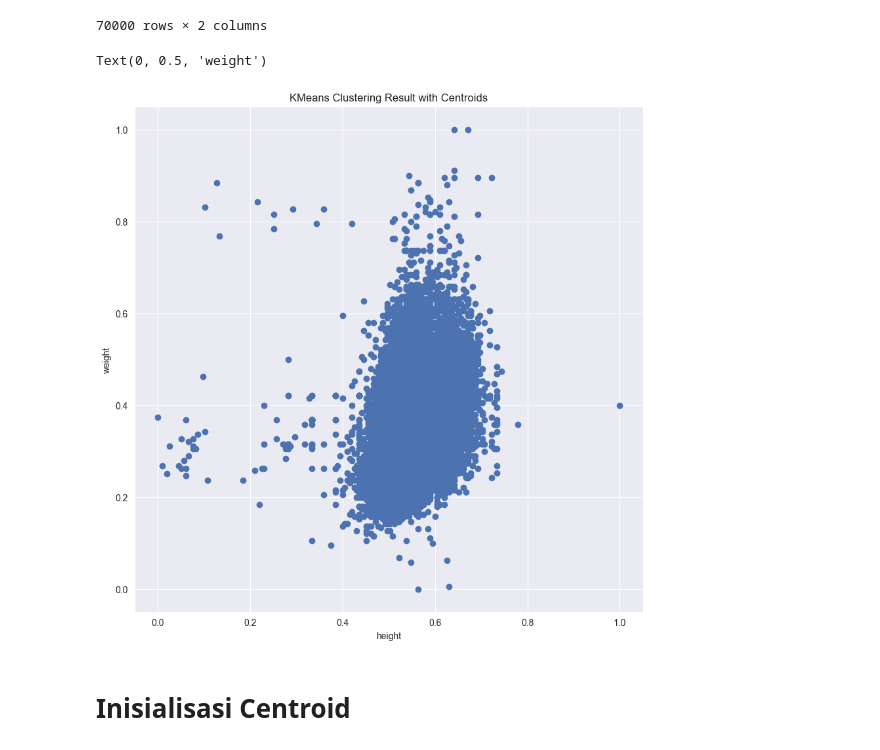
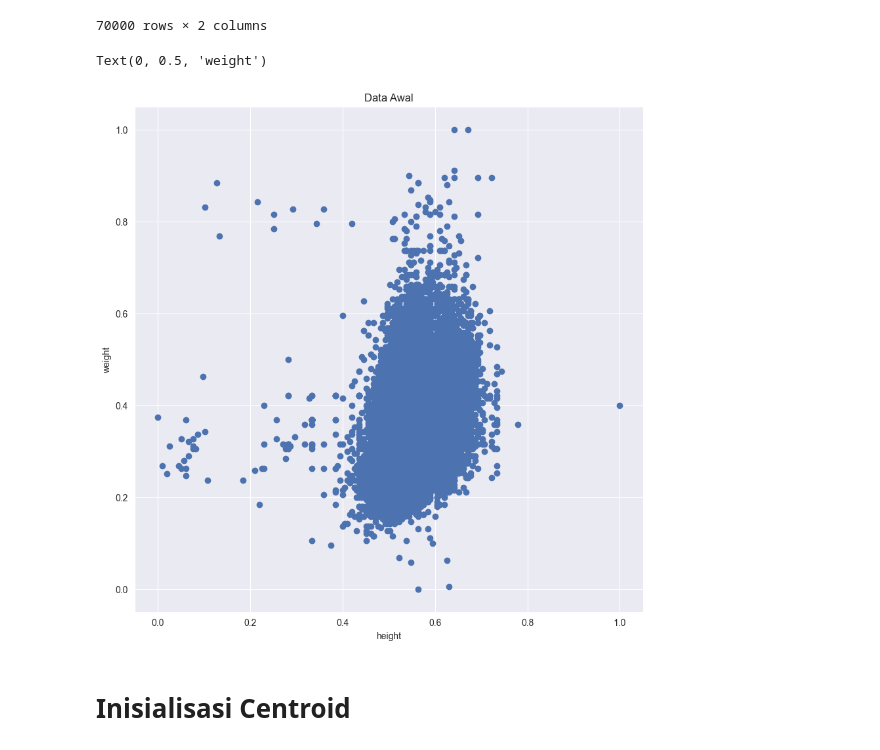
Before and after one commit to rapilap/TUBES_Artificial_Intelligence, a Jupyter notebook: percobaan.ipynb, the cells around one changed output. Drawn from its saved outputs; the diff is of its cells as text; code cells hidden in the pictures.

```diff
--- a/percobaan.ipynb
+++ b/percobaan.ipynb
@@ -126,12 +126,12 @@ df
 70000 rows × 2 columns
 # %%
 plt.scatter(df[x], df[y])
-plt.title('KMeans Clustering Result with Centroids')
+plt.title('Data Awal')
 plt.xlabel(x)
 plt.ylabel(y)
 # %% [output]
 Text(0, 0.5, 'weight')
-[figure, old version]
+[figure, new version]
 # %% [markdown]
 # Inisialisasi Centroid
 # %%
```
Also changed, not shown: 1 other file.
